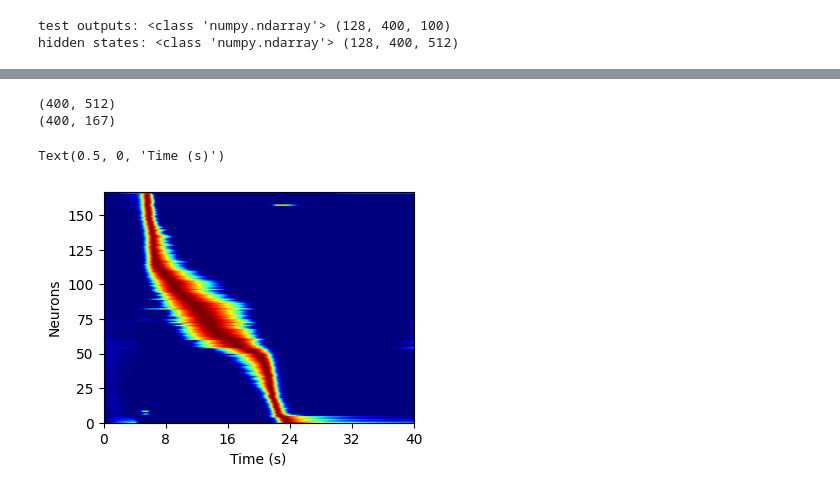
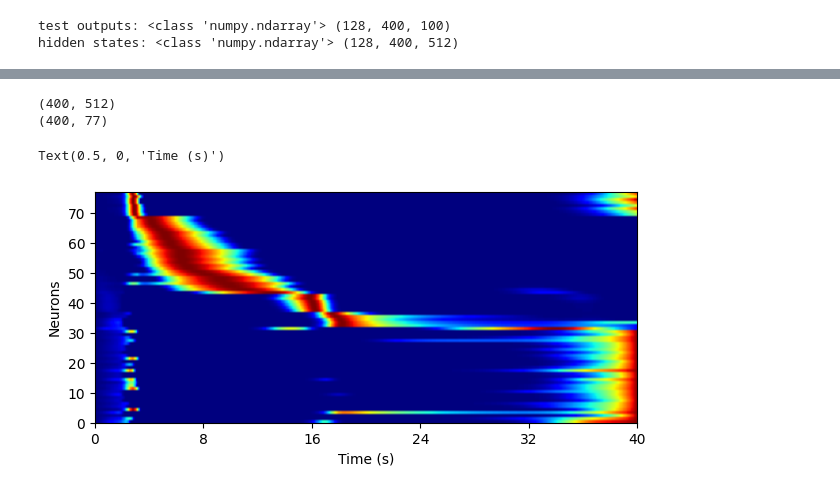
Before and after one commit to qrsyu/STCell, a Jupyter notebook: code/time_exp/2TS_test_longer.ipynb, the cells around one changed output, grey strips where cells are left out. Drawn from its saved outputs; the diff is of its cells as text; code cells hidden in the pictures.

```diff
--- a/code/time_exp/2TS_test_longer.ipynb
+++ b/code/time_exp/2TS_test_longer.ipynb
@@ -65,10 +65,10 @@ sensory_profile = {
                     "time": {
                             "type":        "time_cell",
                             "n_cells":     n_channels,
-                            "event_onset": [0.125, 0.875],
-                            "event_width": [0.025, 0.025],
+                            "event_onset": [0.0625, 0.4375],     # 2.5s, 17.5s
+                            "event_width": [0.0125, 0.0125],     # 0.5s, 0.5s
                             "temp_events": [temp_event_1, temp_event_2],  # List of temporal events
-                            "event_onset_sigma": [0.01, 0.01], # 0.01 x 20s = 0.2s
+                            "event_onset_sigma": [0.005, 0.005], # 0.005 x 40s = 0.2s
                             "sigma":       0.5,    # sigma of Gaussian noise
                             "ssigma":      0.2,    # smoothing sigma of Gaussian noise (in sec)
                             "bias":        0.
@@ -271,19 +261,19 @@ Text(0, 0.5, 'Channels')
 # %%
 from func import plt_hs
 # Averge accross the batch
 avg_hs = np.mean(hidden_states, axis=0)
 print(avg_hs.shape)
 
 # Plot the sorted hidden states
-fig, ax = plt.subplots(figsize=(4, 3))
+fig, ax = plt.subplots(figsize=(7, 3))
 norm_hs, fig, ax = plt_hs(avg_hs, min_fr=0.1, fig=fig, ax=ax)
 print(norm_hs.shape)
 ax.set_xlabel('Time (s)')
 # %% [output]
 (400, 512)
-(400, 167)
+(400, 77)
 Text(0.5, 0, 'Time (s)')
-[figure, old version]
+[figure, new version]
 # %%
 # Save the data
 save_dict = {
```
Also changed, not shown: parts of 9 cells of this notebook, 8 other files.
